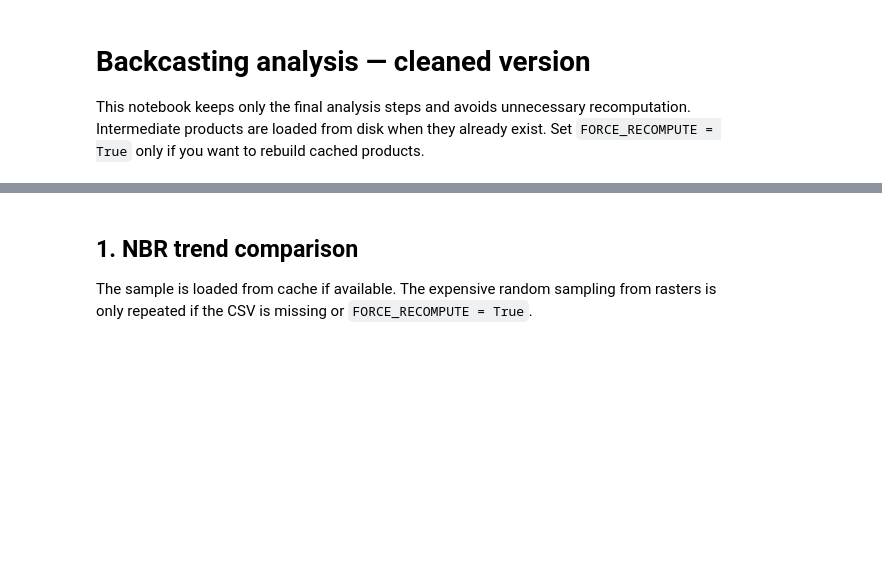
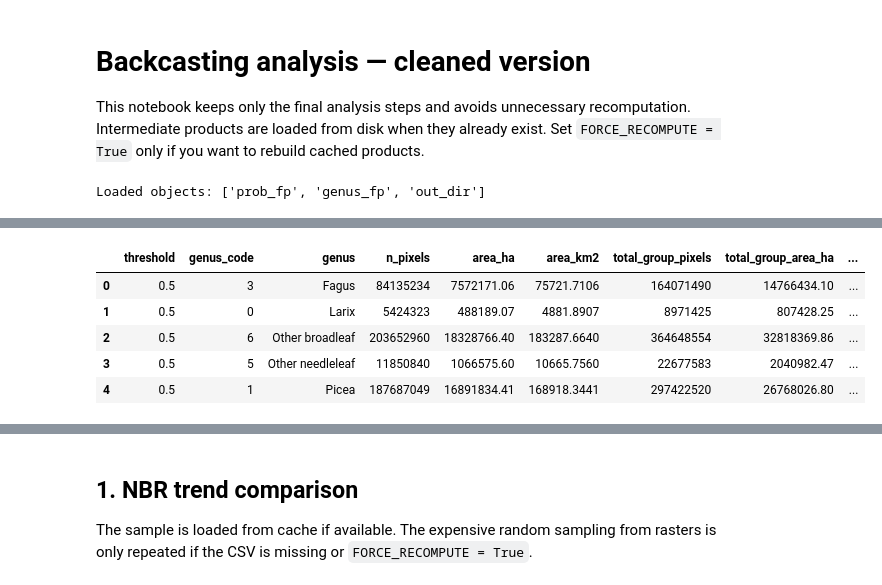
Before and after one commit to MandLisa/Landsat_BackCasting, a Jupyter notebook: backcasting_analysis_cleaned.ipynb, the cells around one changed output, grey strips where cells are left out. Cells and saved outputs as stored; diff of their text form; code cells hidden in the pictures; blank space fills up the shorter version.

```diff
--- a/backcasting_analysis_cleaned.ipynb
+++ b/backcasting_analysis_cleaned.ipynb
@@ -2,3 +2,76 @@
 # Backcasting analysis — cleaned version
 
 This notebook keeps only the final analysis steps and avoids unnecessary recomputation. Intermediate products are loaded from disk when they already exist. Set `FORCE_RECOMPUTE = True` only if you want to rebuild cached products.
+# %%
+# ------------------------------------------------------------
+# Reload session backup after kernel restart
+# ------------------------------------------------------------
+
+import os
+import pickle
+import pandas as pd
+import numpy as np
+import matplotlib.pyplot as plt
+
+backup_fp = "/mnt/eo/EO4Backcasting/_analysis/session_backups/backcasting_threshold_session_backup.pkl"
+
+with open(backup_fp, "rb") as f:
+    objects_loaded = pickle.load(f)
+
+globals().update(objects_loaded)
+
+print("Loaded objects:", list(objects_loaded.keys()))
+# %% [output]
+Loaded objects: ['prob_fp', 'genus_fp', 'out_dir']
+# %%
+# ------------------------------------------------------------
+# Reload saved threshold results from CSV
+# robust version
+# ------------------------------------------------------------
+
+import os
+import pandas as pd
+
+out_dir = "/mnt/eo/EO4Backcasting/_analysis/threshold_sensitivity"
+
+files_to_check = {
+    "df_total": "threshold_sensitivity_total.csv",
+    "df_genus": "threshold_sensitivity_from_050_by_genus.csv",
+    "df_ecoregion": "threshold_sensitivity_from_050_by_ecoregion.csv",
+    "df_ecoregion_genus": "threshold_sensitivity_from_050_by_ecoregion_genus.csv",
+    "df_class_check": "threshold_class_raster_check.csv"
+}
+
+loaded = {}
+
+for obj_name, filename in files_to_check.items():
+    fp = os.path.join(out_dir, filename)
+
+    if os.path.exists(fp):
+        loaded[obj_name] = pd.read_csv(fp)
+        print(f"Loaded {obj_name}: {fp}")
+    else:
+        loaded[obj_name] = None
+        print(f"Missing {obj_name}: {fp}")
+
+df_total = loaded["df_total"]
+df_genus = loaded["df_genus"]
+df_ecoregion = loaded["df_ecoregion"]
+df_ecoregion_genus = loaded["df_ecoregion_genus"]
+df_class_check = loaded["df_class_check"]
+
+if df_total is not None:
+    display(df_total)
+
+if df_genus is not None:
+    display(df_genus.head())
+
+if df_ecoregion is not None:
+    display(df_ecoregion.head())
+
+if df_ecoregion_genus is not None:
+    display(df_ecoregion_genus.head())
+
+if df_class_check is not None:
+    display(df_class_check)
+# %% [output]
@@ -4,0 +83,6 @@ This notebook keeps only the final analysis steps and avoids unnecessary recompu
+|  | threshold | genus_code | genus | n_pixels | area_ha | area_km2 | total_group_pixels | total_group_area_ha | ... |
+| 0 | 0.5 | 3 | Fagus | 84135234 | 7572171.06 | 75721.7106 | 164071490 | 14766434.10 | ... |
+| 1 | 0.5 | 0 | Larix | 5424323 | 488189.07 | 4881.8907 | 8971425 | 807428.25 | ... |
+| 2 | 0.5 | 6 | Other broadleaf | 203652960 | 18328766.40 | 183287.6640 | 364648554 | 32818369.86 | ... |
+| 3 | 0.5 | 5 | Other needleleaf | 11850840 | 1066575.60 | 10665.7560 | 22677583 | 2040982.47 | ... |
+| 4 | 0.5 | 1 | Picea | 187687049 | 16891834.41 | 168918.3441 | 297422520 | 26768026.80 | ... |
```
Also changed, not shown: parts of 23 cells of this notebook.
